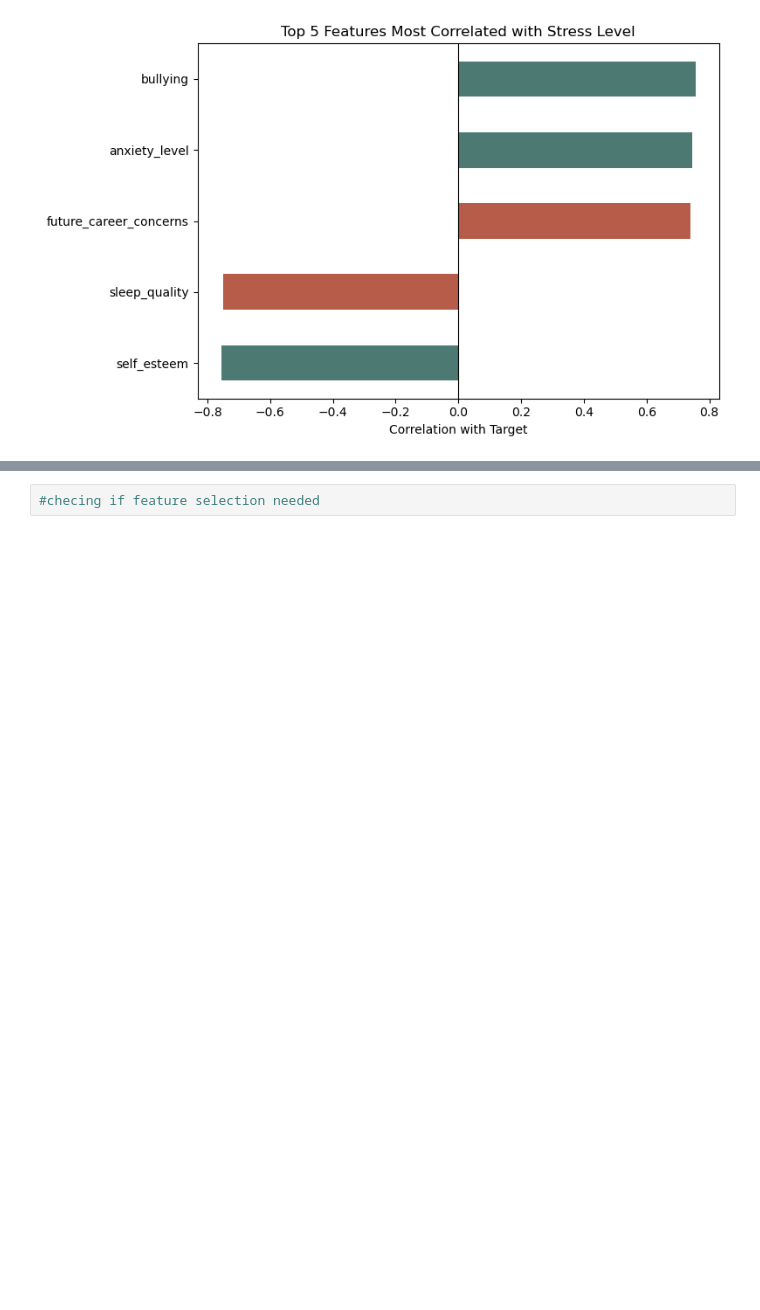
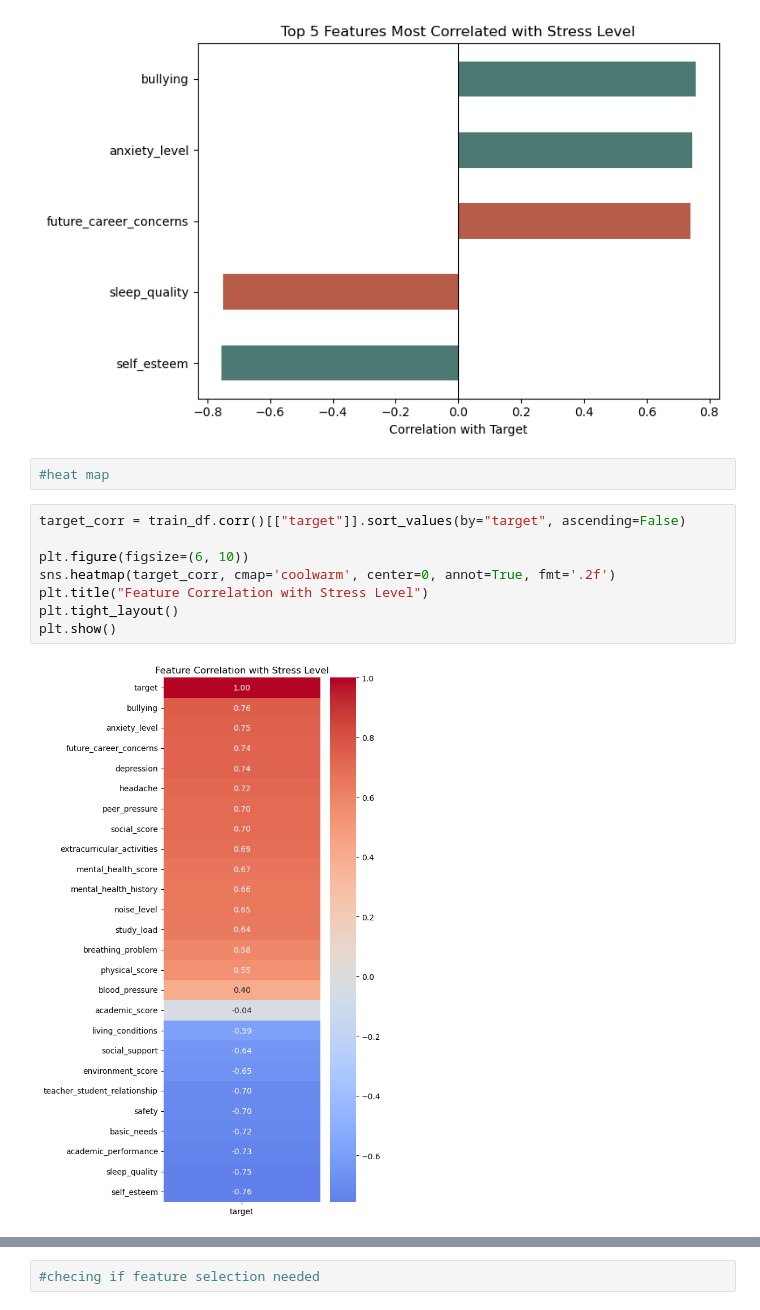
Before and after one commit to chandiracje/AIMAL_Project_Y2S1_G8.1_03, a Jupyter notebook: notebooks/StressLevelDataset(Visualization_And_Feature_Selection_Test_IT25103277).ipynb, the cells around one changed output, grey strips where cells are left out. Cells and saved outputs as stored; diff of their text form; blank space fills up the shorter version.

```diff
--- a/notebooks/StressLevelDataset(Visualization_And_Feature_Selection_Test_IT25103277).ipynb
+++ b/notebooks/StressLevelDataset(Visualization_And_Feature_Selection_Test_IT25103277).ipynb
@@ -202,3 +202,15 @@ plt.tight_layout()
 plt.show()
 # %% [output]
 [figure]
+# %%
+#heat map
+# %%
+target_corr = train_df.corr()[["target"]].sort_values(by="target", ascending=False)
+
+plt.figure(figsize=(6, 10))
+sns.heatmap(target_corr, cmap='coolwarm', center=0, annot=True, fmt='.2f')
+plt.title("Feature Correlation with Stress Level")
+plt.tight_layout()
+plt.show()
+# %% [output]
+[figure, added]
```
Also changed, not shown: parts of 2 cells of this notebook, 3 other files.
